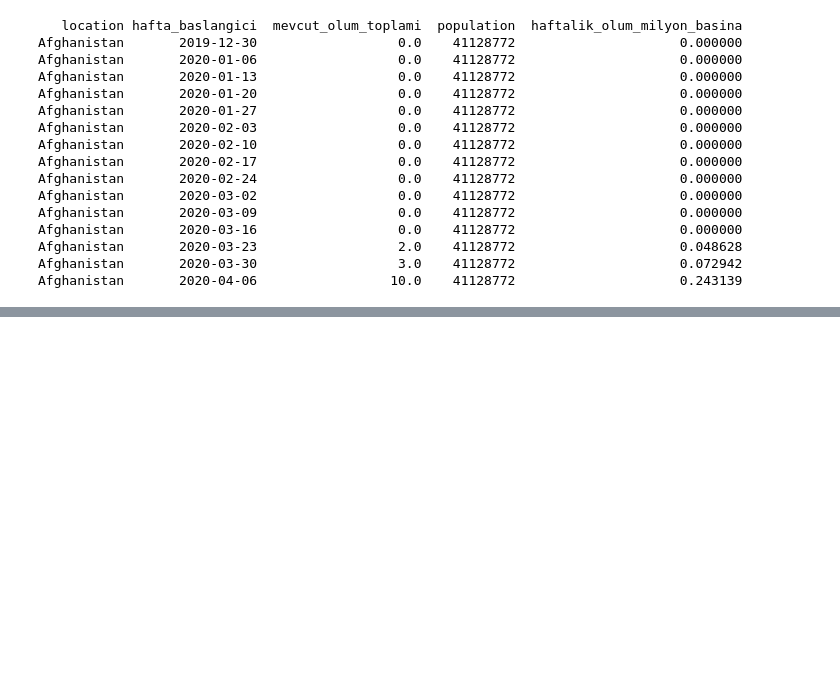
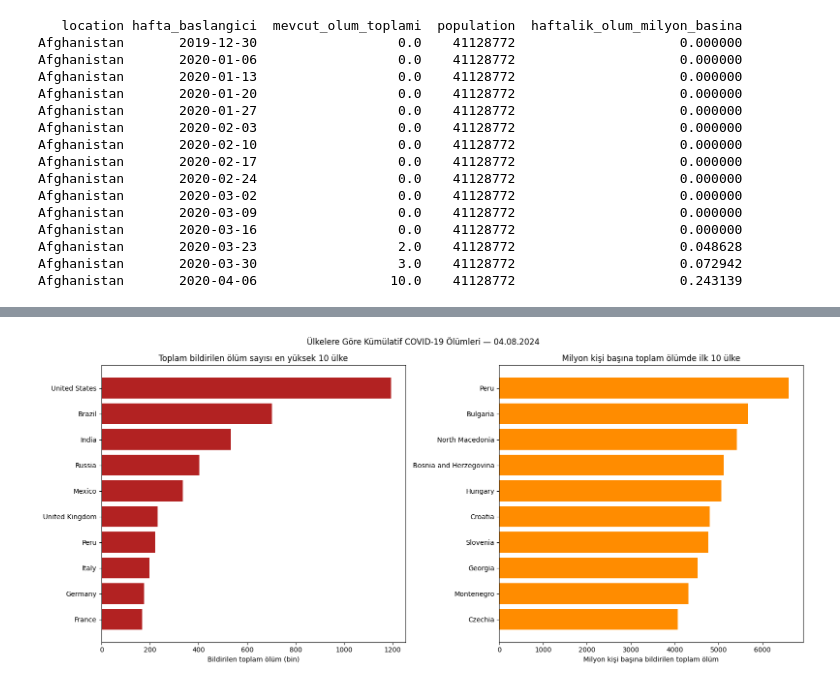
Before and after one commit to nazlican-engineer/CoronaVirusProject, a Jupyter notebook: notebooks/deaths_analysis.ipynb, the cells around one changed output, grey strips where cells are left out. Saved outputs shown, nothing was run; the diff lists cells and outputs as text; code cells hidden in the pictures; blank space fills up the shorter version.

```diff
--- a/notebooks/deaths_analysis.ipynb
+++ b/notebooks/deaths_analysis.ipynb
@@ -571,0 +774,44 @@ Afghanistan       2020-04-06                 10.0    41128772
+# %%
+#toplam ölüm bildirilen ölüm sayısı
+#Nüfusa göre milyon kişi başına bildirilen toplam ölüm
+top_total_deaths = (
+    death_comparison_valid
+    .nlargest(10, 'total_deaths')
+    .sort_values('total_deaths')
+)
+
+top_deaths_per_million = (
+    death_comparison_valid
+    .nlargest(10, 'total_deaths_per_million')
+    .sort_values('total_deaths_per_million')
+)
+
+fig, axes = plt.subplots(1, 2, figsize=(16, 7))
+
+axes[0].barh(
+    top_total_deaths['location'],
+    top_total_deaths['total_deaths'] / 1_000,
+    color='firebrick'
+)
+
+axes[0].set_title('Toplam bildirilen ölüm sayısı en yüksek 10 ülke')
+axes[0].set_xlabel('Bildirilen toplam ölüm (bin)')
+
+axes[1].barh(
+    top_deaths_per_million['location'],
+    top_deaths_per_million['total_deaths_per_million'],
+    color='darkorange'
+)
+
+axes[1].set_title('Milyon kişi başına toplam ölümde ilk 10 ülke')
+axes[1].set_xlabel('Milyon kişi başına bildirilen toplam ölüm')
+
+fig.suptitle(
+    f'Ülkelere Göre Kümülatif COVID-19 Ölümleri — '
+    f'{death_comparison_date:%d.%m.%Y}'
+)
+
+plt.tight_layout()
+plt.show()
+# %% [output]
+[figure, added]
```
Also changed, not shown: parts of 5 cells of this notebook.
